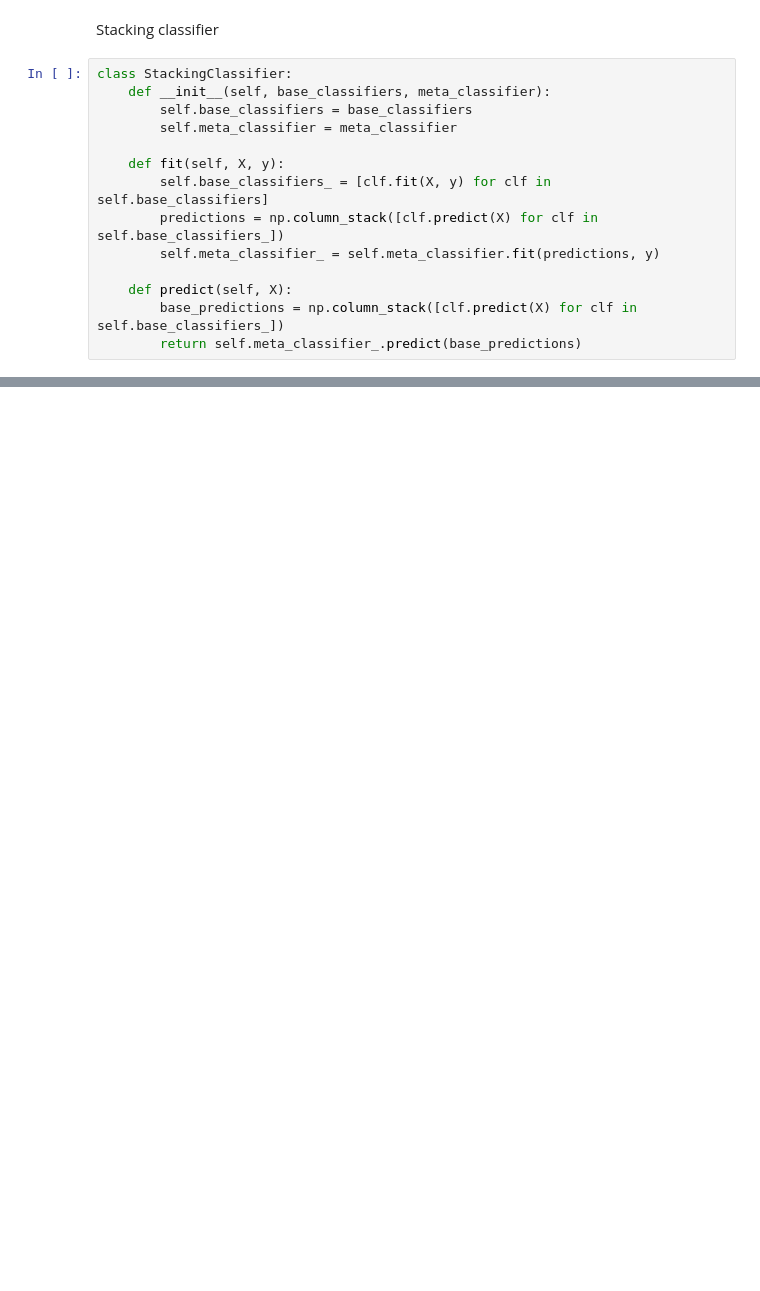
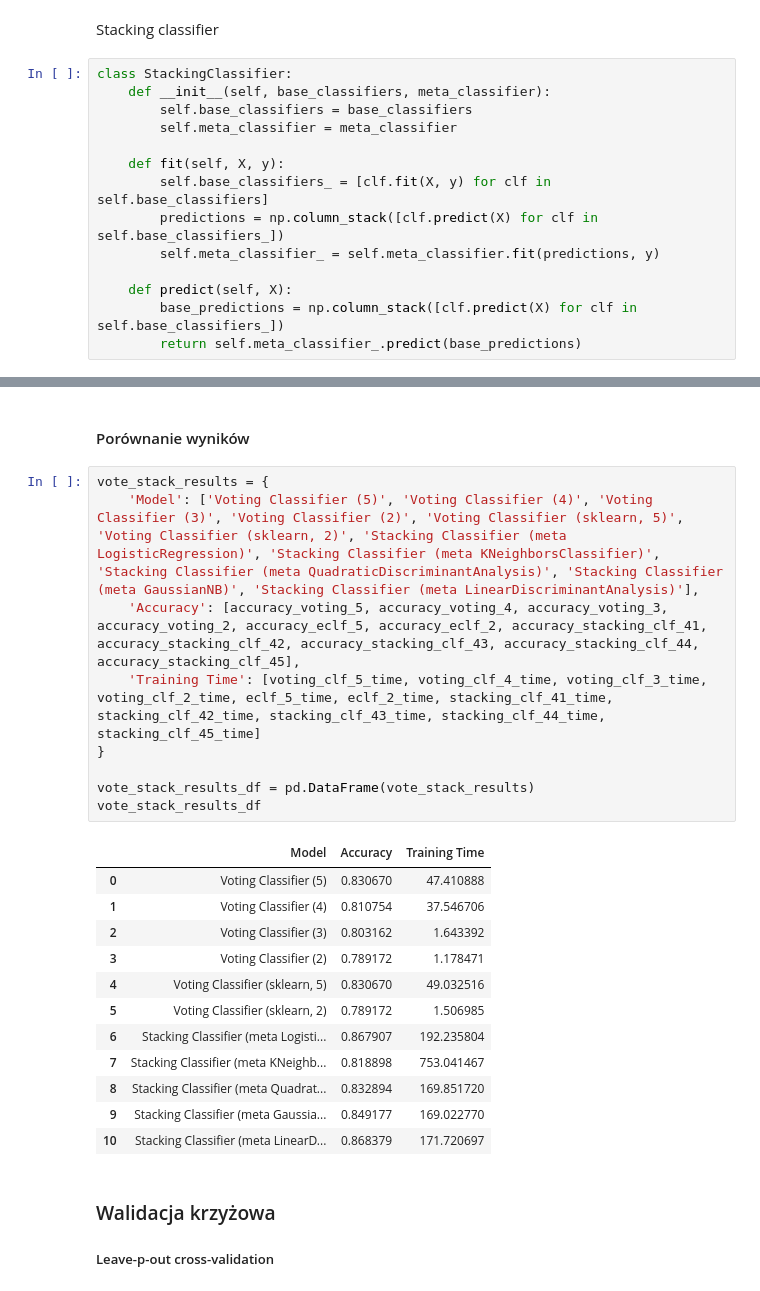
Before and after one commit to 3ldad/MOW2_Proj1, a Jupyter notebook: Analizy.ipynb, the cells around one changed output, grey strips where cells are left out. Cells and saved outputs as stored; diff of their text form; blank space fills up the shorter version.

```diff
--- a/Analizy.ipynb
+++ b/Analizy.ipynb
@@ -1012,0 +1332,28 @@ print(f'Stacking Classifier - meta LinearDiscriminantAnalysis_model, training ti
+# %% [markdown]
+#### Porównanie wyników
+# %%
+vote_stack_results = {
+    'Model': ['Voting Classifier (5)', 'Voting Classifier (4)', 'Voting Classifier (3)', 'Voting Classifier (2)', 'Voting Classifier (sklearn, 5)', 'Voting Classifier (sklearn, 2)', 'Stacking Classifier (meta LogisticRegression)', 'Stacking Classifier (meta KNeighborsClassifier)', 'Stacking Classifier (meta QuadraticDiscriminantAnalysis)', 'Stacking Classifier (meta GaussianNB)', 'Stacking Classifier (meta LinearDiscriminantAnalysis)'],
+    'Accuracy': [accuracy_voting_5, accuracy_voting_4, accuracy_voting_3, accuracy_voting_2, accuracy_eclf_5, accuracy_eclf_2, accuracy_stacking_clf_41, accuracy_stacking_clf_42, accuracy_stacking_clf_43, accuracy_stacking_clf_44, accuracy_stacking_clf_45],
+    'Training Time': [voting_clf_5_time, voting_clf_4_time, voting_clf_3_time, voting_clf_2_time, eclf_5_time, eclf_2_time, stacking_clf_41_time, stacking_clf_42_time, stacking_clf_43_time, stacking_clf_44_time, stacking_clf_45_time]
+}
+
+vote_stack_results_df = pd.DataFrame(vote_stack_results)
+vote_stack_results_df
+# %% [output]
+|  | Model | Accuracy | Training Time |
+| 0 | Voting Classifier (5) | 0.830670 | 47.410888 |
+| 1 | Voting Classifier (4) | 0.810754 | 37.546706 |
+| 2 | Voting Classifier (3) | 0.803162 | 1.643392 |
+| 3 | Voting Classifier (2) | 0.789172 | 1.178471 |
+| 4 | Voting Classifier (sklearn, 5) | 0.830670 | 49.032516 |
+| 5 | Voting Classifier (sklearn, 2) | 0.789172 | 1.506985 |
+| 6 | Stacking Classifier (meta Logisti... | 0.867907 | 192.235804 |
+| 7 | Stacking Classifier (meta KNeighb... | 0.818898 | 753.041467 |
+| 8 | Stacking Classifier (meta Quadrat... | 0.832894 | 169.851720 |
+| 9 | Stacking Classifier (meta Gaussia... | 0.849177 | 169.022770 |
+| 10 | Stacking Classifier (meta LinearD... | 0.868379 | 171.720697 |
+# %% [markdown]
+### Walidacja krzyżowa
+
+##### Leave-p-out cross-validation
```
Also changed, not shown: parts of 66 cells of this notebook, 1 other file.
